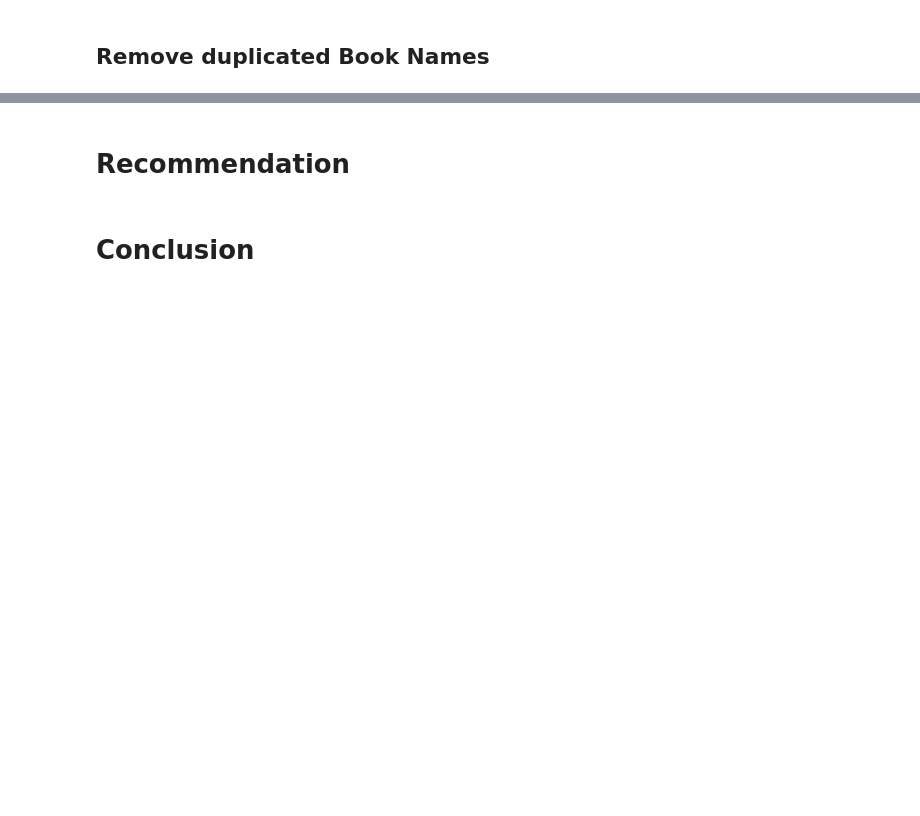
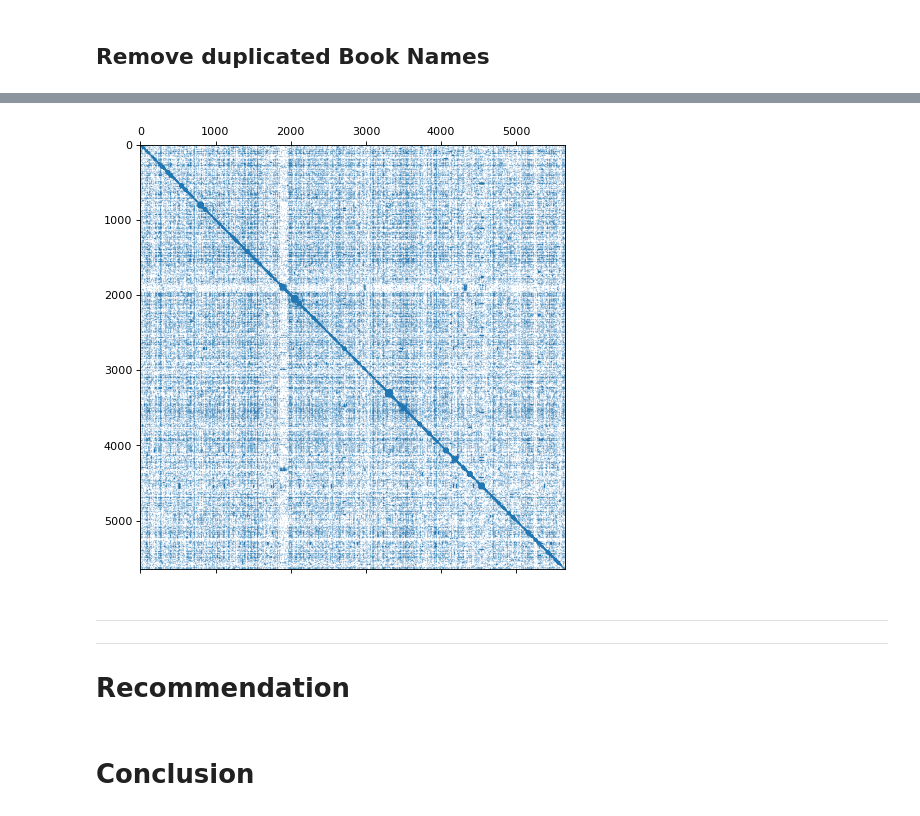
Before and after one commit to AmoliR/nlp-for-book-recommendation, a Jupyter notebook: book_recommendation.ipynb, the cells around one changed output, grey strips where cells are left out. Cells and saved outputs as stored; diff of their text form; code cells hidden in the pictures; blank space fills up the shorter version.

Commit message:
Documentation: Text Representation

```diff
--- a/book_recommendation.ipynb
+++ b/book_recommendation.ipynb
@@ -320,0 +320,4 @@ fe_data = fe_data.drop_duplicates(subset=["Name"], keep='first')
+# %%
+# Fetch keywords data
+model_data = pd.read_csv("data/keywords.csv")
+model_data.head()
@@ -320,0 +337,9 @@ fe_data = fe_data.drop_duplicates(subset=["Name"], keep='first')
+# %%
+from sklearn.feature_extraction.text import TfidfVectorizer
+tfidf = TfidfVectorizer(analyzer = 'word',
+                        min_df=3,
+                        max_df = 0.6,
+                        stop_words="english",
+                        encoding = 'utf-8',
+                        token_pattern=r"(?u)\S\S+")
+tfidf_encoding = tfidf.fit_transform(model_data["keywords"])
@@ -320,0 +440,2 @@ fe_data = fe_data.drop_duplicates(subset=["Name"], keep='first')
+# %%
+book_cosine_sim = cosine_similarity(tfidf_encoding, tfidf_encoding)
@@ -321,4 +453,14 @@ fe_data = fe_data.drop_duplicates(subset=["Name"], keep='first')
+# %%
+# Vidualize similarity between books
+plt.figure(figsize=(6, 6), dpi=80)
+plt.spy(book_cosine_sim, precision = 0.1, markersize = 0.04)
+plt.tight_layout()
+plt.show()
+# %% [output]
+[figure, added]
 # %% [markdown]
+---
+---
 # Recommendation
-# %% [markdown]
-# Conclusion
+# %% [markdown]
+# Conclusion
```
Also changed, not shown: parts of 13 cells of this notebook.
